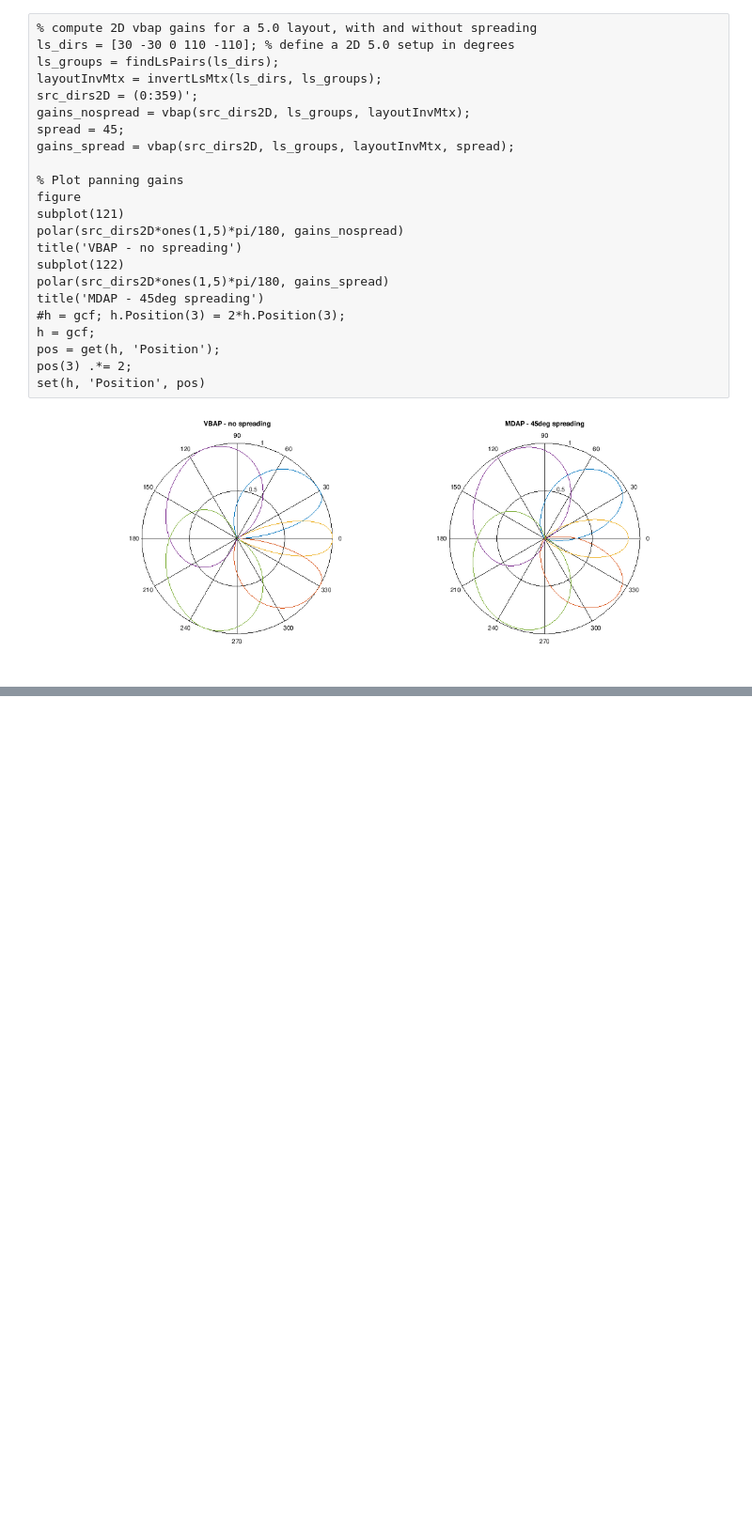
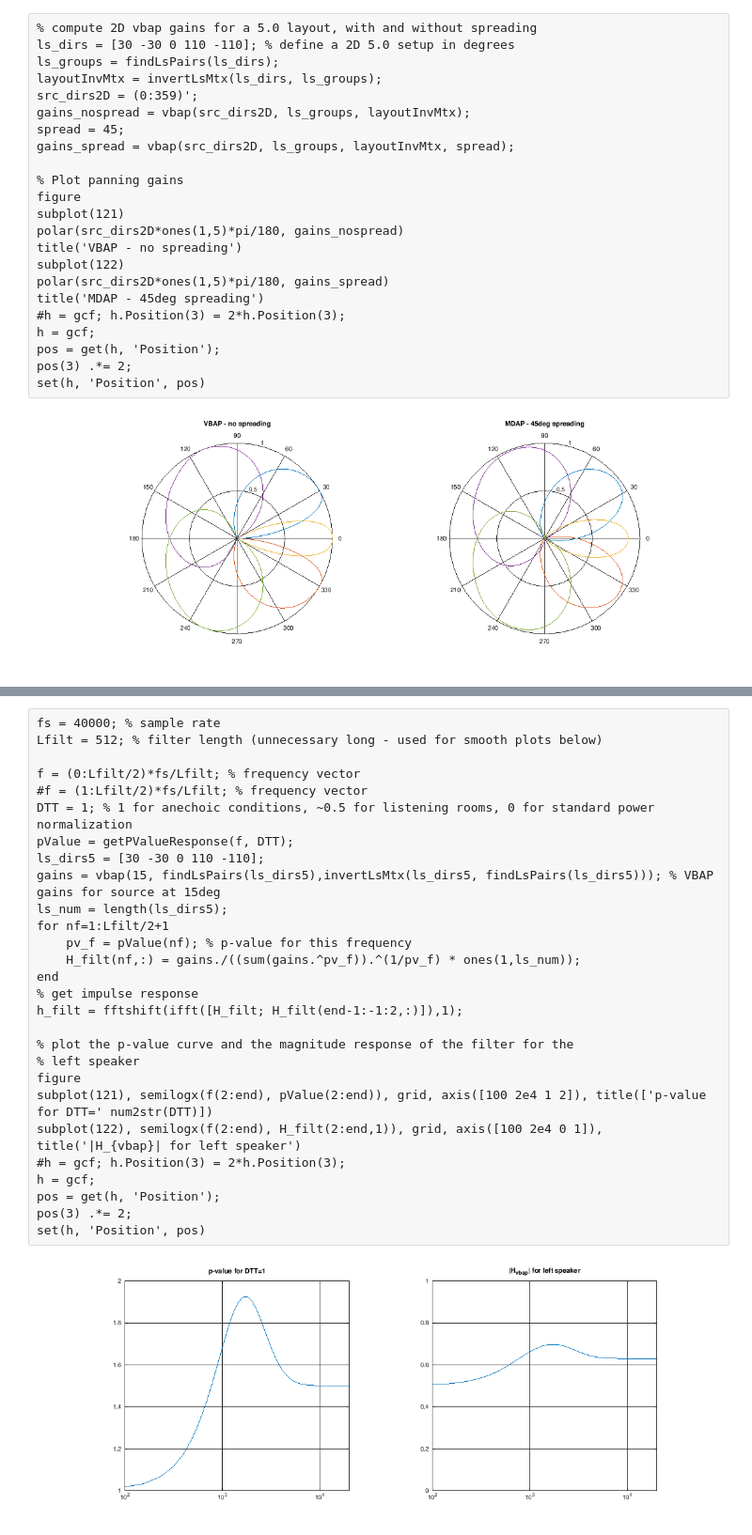
Before and after one commit to wrist/Vector-Base-Amplitude-Panning, a Jupyter notebook: TestVBAPScripts.ipynb, the cells around one changed output, grey strips where cells are left out. Shown: that part at 94% size. Drawn from its saved outputs; the diff is of its cells as text; blank space fills up the shorter version.

```diff
--- a/TestVBAPScripts.ipynb
+++ b/TestVBAPScripts.ipynb
@@ -364,0 +496,30 @@ set(h, 'Position', pos)
+# %%
+fs = 40000; % sample rate
+Lfilt = 512; % filter length (unnecessary long - used for smooth plots below)
+
+f = (0:Lfilt/2)*fs/Lfilt; % frequency vector
+#f = (1:Lfilt/2)*fs/Lfilt; % frequency vector
+DTT = 1; % 1 for anechoic conditions, ~0.5 for listening rooms, 0 for standard power normalization
+pValue = getPValueResponse(f, DTT);
+ls_dirs5 = [30 -30 0 110 -110];
+gains = vbap(15, findLsPairs(ls_dirs5),invertLsMtx(ls_dirs5, findLsPairs(ls_dirs5))); % VBAP gains for source at 15deg
+ls_num = length(ls_dirs5);
+for nf=1:Lfilt/2+1
+    pv_f = pValue(nf); % p-value for this frequency
+    H_filt(nf,:) = gains./((sum(gains.^pv_f)).^(1/pv_f) * ones(1,ls_num));
+end
+% get impulse response
+h_filt = fftshift(ifft([H_filt; H_filt(end-1:-1:2,:)]),1);
+
+% plot the p-value curve and the magnitude response of the filter for the
+% left speaker
+figure
+subplot(121), semilogx(f(2:end), pValue(2:end)), grid, axis([100 2e4 1 2]), title(['p-value for DTT=' num2str(DTT)])
+subplot(122), semilogx(f(2:end), H_filt(2:end,1)), grid, axis([100 2e4 0 1]), title('|H_{vbap}| for left speaker')
+#h = gcf; h.Position(3) = 2*h.Position(3);
+h = gcf;
+pos = get(h, 'Position');
+pos(3) .*= 2;
+set(h, 'Position', pos)
+# %% [output]
+[figure, added]
```
Also changed, not shown: parts of 14 cells of this notebook.
